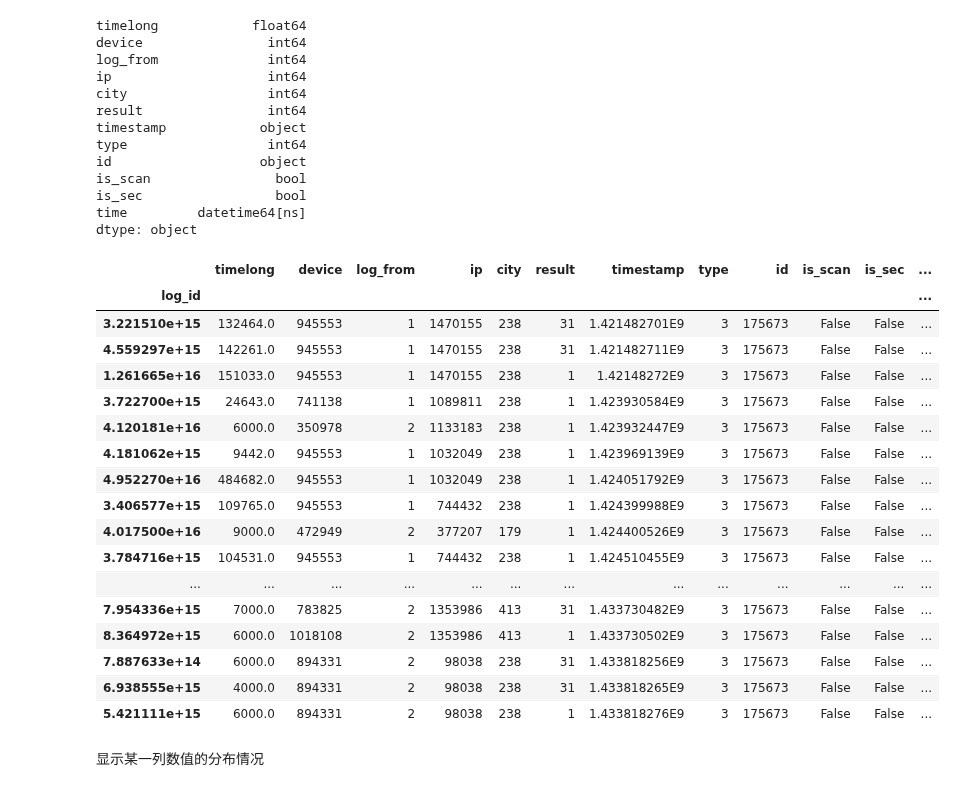
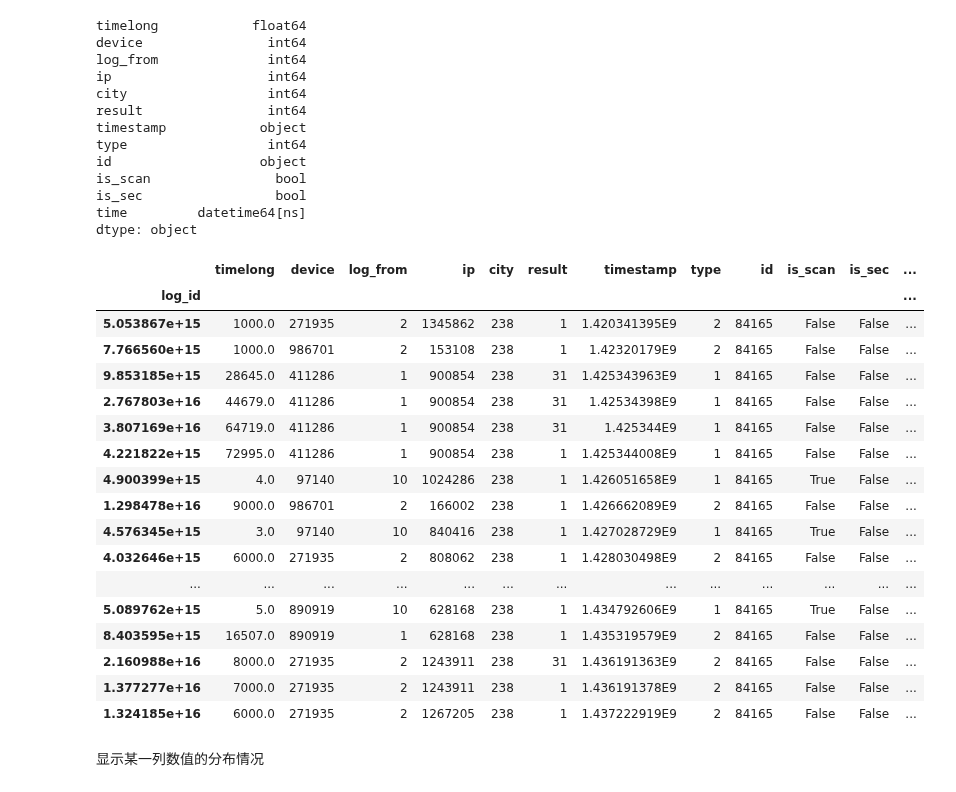
Before and after one commit to tusonggao/Kaggle_code, a Jupyter notebook: jd_contest/jd_contest.ipynb, the cells around one changed output. Drawn from its saved outputs; the diff is of its cells as text; code cells hidden in the pictures.

```diff
--- a/jd_contest/jd_contest.ipynb
+++ b/jd_contest/jd_contest.ipynb
@@ -46,34 +46,34 @@ is_sec                 bool
 time         datetime64[ns]
 dtype: object
 # %%
-merged_login_df[merged_login_df.id=='175673'].sort_values(by='time', ascending = True)
+merged_login_df[merged_login_df.id=='84165'].sort_values(by='time', ascending = True)
 #merged_login_df[merged_login_df.device==176753].sort_values(by='time', ascending = True)
 # merged_login_df[merged_login_df.ip==513408].sort_values(by='time', ascending = True)
 # merged_login_df[merged_login_df.city==238].sort_values(by='time', ascending = True)
 # merged_login_df[merged_login_df.device==731595].sort_values(by='time', ascending = True)
 # merged_login_df[merged_login_df.device==731595].sort_values(by='time', ascending = True)
 # merged_login_df[merged_login_df.result==6].sort_values(by='time', ascending = True)
 #merged_login_df[merged_login_df.timelong>=45739.0].sort_values(by='time', ascending = True)
 # login_test_df[merged_login_df.device==1059981].sort_values(by='time', ascending = True)
 # %% [output]
 |  | timelong | device | log_from | ip | city | result | timestamp | type | id | is_scan | is_sec | ... |
 | log_id |  |  |  |  |  |  |  |  |  |  |  | ... |
-| 3.221510e+15 | 132464.0 | 945553 | 1 | 1470155 | 238 | 31 | 1.421482701E9 | 3 | 175673 | False | False | ... |
-| 4.559297e+15 | 142261.0 | 945553 | 1 | 1470155 | 238 | 31 | 1.421482711E9 | 3 | 175673 | False | False | ... |
-| 1.261665e+16 | 151033.0 | 945553 | 1 | 1470155 | 238 | 1 | 1.42148272E9 | 3 | 175673 | False | False | ... |
-| 3.722700e+15 | 24643.0 | 741138 | 1 | 1089811 | 238 | 1 | 1.423930584E9 | 3 | 175673 | False | False | ... |
-| 4.120181e+16 | 6000.0 | 350978 | 2 | 1133183 | 238 | 1 | 1.423932447E9 | 3 | 175673 | False | False | ... |
-| 4.181062e+15 | 9442.0 | 945553 | 1 | 1032049 | 238 | 1 | 1.423969139E9 | 3 | 175673 | False | False | ... |
-| 4.952270e+16 | 484682.0 | 945553 | 1 | 1032049 | 238 | 1 | 1.424051792E9 | 3 | 175673 | False | False | ... |
-| 3.406577e+15 | 109765.0 | 945553 | 1 | 744432 | 238 | 1 | 1.424399988E9 | 3 | 175673 | False | False | ... |
-| 4.017500e+16 | 9000.0 | 472949 | 2 | 377207 | 179 | 1 | 1.424400526E9 | 3 | 175673 | False | False | ... |
-| 3.784716e+15 | 104531.0 | 945553 | 1 | 744432 | 238 | 1 | 1.424510455E9 | 3 | 175673 | False | False | ... |
+| 5.053867e+15 | 1000.0 | 271935 | 2 | 1345862 | 238 | 1 | 1.420341395E9 | 2 | 84165 | False | False | ... |
+| 7.766560e+15 | 1000.0 | 986701 | 2 | 153108 | 238 | 1 | 1.42320179E9 | 2 | 84165 | False | False | ... |
+| 9.853185e+15 | 28645.0 | 411286 | 1 | 900854 | 238 | 31 | 1.425343963E9 | 1 | 84165 | False | False | ... |
+| 2.767803e+16 | 44679.0 | 411286 | 1 | 900854 | 238 | 31 | 1.42534398E9 | 1 | 84165 | False | False | ... |
+| 3.807169e+16 | 64719.0 | 411286 | 1 | 900854 | 238 | 31 | 1.425344E9 | 1 | 84165 | False | False | ... |
+| 4.221822e+15 | 72995.0 | 411286 | 1 | 900854 | 238 | 1 | 1.425344008E9 | 1 | 84165 | False | False | ... |
+| 4.900399e+15 | 4.0 | 97140 | 10 | 1024286 | 238 | 1 | 1.426051658E9 | 1 | 84165 | True | False | ... |
+| 1.298478e+16 | 9000.0 | 986701 | 2 | 166002 | 238 | 1 | 1.426662089E9 | 2 | 84165 | False | False | ... |
+| 4.576345e+15 | 3.0 | 97140 | 10 | 840416 | 238 | 1 | 1.427028729E9 | 1 | 84165 | True | False | ... |
+| 4.032646e+15 | 6000.0 | 271935 | 2 | 808062 | 238 | 1 | 1.428030498E9 | 2 | 84165 | False | False | ... |
 | ... | ... | ... | ... | ... | ... | ... | ... | ... | ... | ... | ... | ... |
-| 7.954336e+15 | 7000.0 | 783825 | 2 | 1353986 | 413 | 31 | 1.433730482E9 | 3 | 175673 | False | False | ... |
-| 8.364972e+15 | 6000.0 | 1018108 | 2 | 1353986 | 413 | 1 | 1.433730502E9 | 3 | 175673 | False | False | ... |
-| 7.887633e+14 | 6000.0 | 894331 | 2 | 98038 | 238 | 31 | 1.433818256E9 | 3 | 175673 | False | False | ... |
-| 6.938555e+15 | 4000.0 | 894331 | 2 | 98038 | 238 | 31 | 1.433818265E9 | 3 | 175673 | False | False | ... |
-| 5.421111e+15 | 6000.0 | 894331 | 2 | 98038 | 238 | 1 | 1.433818276E9 | 3 | 175673 | False | False | ... |
+| 5.089762e+15 | 5.0 | 890919 | 10 | 628168 | 238 | 1 | 1.434792606E9 | 1 | 84165 | True | False | ... |
+| 8.403595e+15 | 16507.0 | 890919 | 1 | 628168 | 238 | 1 | 1.435319579E9 | 2 | 84165 | False | False | ... |
+| 2.160988e+16 | 8000.0 | 271935 | 2 | 1243911 | 238 | 31 | 1.436191363E9 | 2 | 84165 | False | False | ... |
+| 1.377277e+16 | 7000.0 | 271935 | 2 | 1243911 | 238 | 1 | 1.436191378E9 | 2 | 84165 | False | False | ... |
+| 1.324185e+16 | 6000.0 | 271935 | 2 | 1267205 | 238 | 1 | 1.437222919E9 | 2 | 84165 | False | False | ... |
 # %% [markdown]
 显示某一列数值的分布情况
 # %%
```
Also changed, not shown: parts of 3 cells of this notebook, 1 other file.
